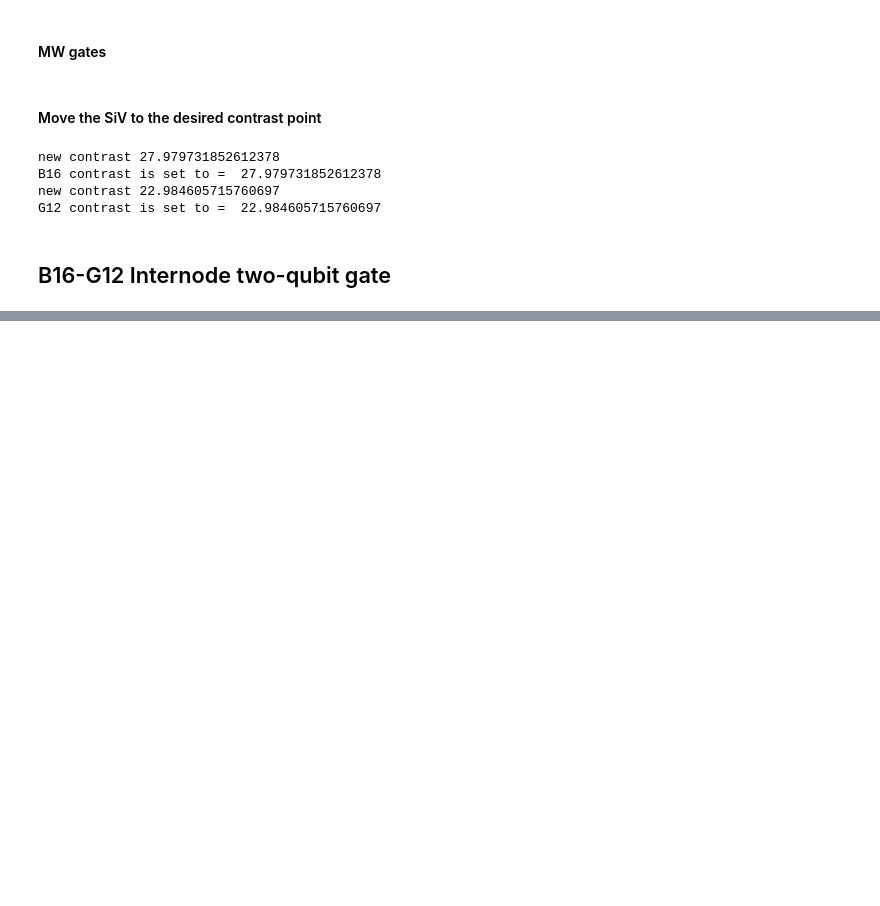
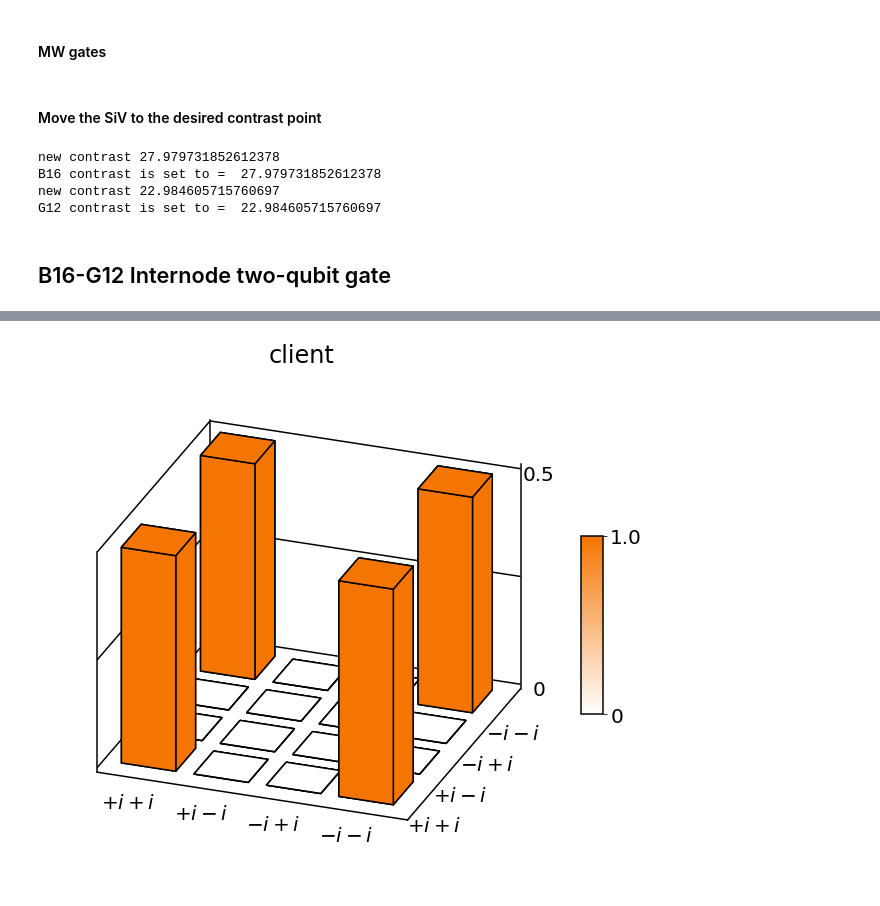
Before and after one commit to lukingroup/simnet, a Jupyter notebook: Notebooks/Blind_SingleNode_dataMatch.ipynb, the cells around one changed output, grey strips where cells are left out. Saved outputs shown, nothing was run; the diff lists cells and outputs as text; code cells hidden in the pictures; blank space fills up the shorter version.

```diff
--- a/Notebooks/Blind_SingleNode_dataMatch.ipynb
+++ b/Notebooks/Blind_SingleNode_dataMatch.ipynb
@@ -684,8 +677,8 @@ Link efficientvy is =  0.011519999999999999
 #### MW gates
 # %%
 # gate fidelities
-b16_mwfid = 1
-g12_mwfid = 1
+b16_mwfid = 0.99
+g12_mwfid = 0.98
 # %% [markdown]
 #### Move the SiV to the desired contrast point
 # %%
@@ -1276,0 +706,13 @@ Noperator = qt.num(N)
+# %%
+imperfections ={'contrast_noise': 0, #(0 not noisy or 1 noisy)
+                'contrast': 'perfect', #'real'
+                'tdinoise': 0, #np.pi/25, #'real'
+                'mw': 'perfect', # or perfect
+                'mw_noise': 0, #(0 is stable or 1 noisy/underotates overroates every experimental shot)
+                'mw_fid_num': [b16_mwfid, b16_mwfid] # default fidelities
+               }
+mu = 0.0003
+Entange = 0 # choices are {0, 1}
+# e1e2n2
+een_initial = qt.tensor(rho_ideal_Xp, rho_ideal_Xp, rho_ideal_Xp)
+Had = (1/np.sqrt(2))*qt.Qobj([[1, 1],[1, -1]])
@@ -1276,0 +721,14 @@ Noperator = qt.num(N)
+# %%
+Entange = 1
+rho_final = sim2.two_qubit_internode_blind_gate(een_initial, imperfections, Entange, mu)
+# transform for plotting
+if Entange == 0:
+    oper_transform = qt.tensor(ry(np.pi/2), ry(np.pi/2))
+
+elif Entange == 1:
+    oper_transform = qt.tensor(rx(np.pi/2), rx(np.pi/2))
+
+rho = oper_transform*rho_final[1]*oper_transform.dag()
+print(rho_final[0])
+print(rho_final[1])
+print(rho)
@@ -1276,0 +753,4 @@ Noperator = qt.num(N)
+# %%
+plot_from_rho(rho, 'client', 'entangling_phi=0.svg', (246/255, 133/255, 32/255), True)
+# %% [output]
+[figure, added]
```
Also changed, not shown: parts of 43 cells of this notebook, 3 other files.
